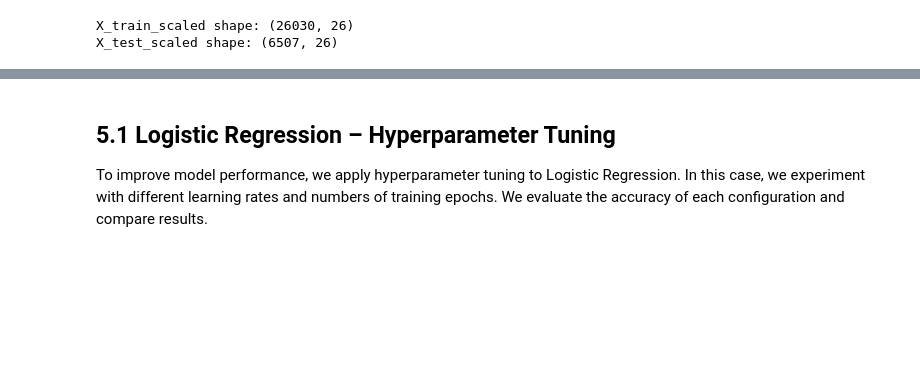
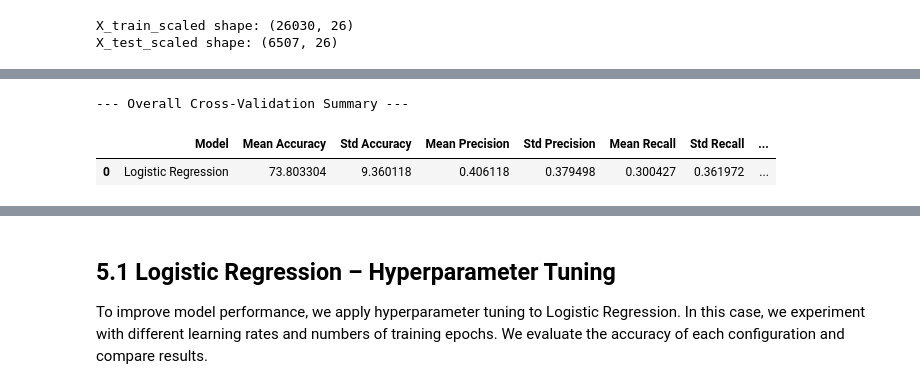
Before and after one commit to jnn-mllr/AML---final-project, a Jupyter notebook: notebooks/main.ipynb, the cells around one changed output, grey strips where cells are left out. Saved outputs shown, nothing was run; the diff lists cells and outputs as text; code cells hidden in the pictures; blank space fills up the shorter version.

```diff
--- a/notebooks/main.ipynb
+++ b/notebooks/main.ipynb
@@ -775,0 +722,8 @@ plt.show()
+# %%
+# train the models via 5-fold cv now
+all_cv_results = []
+for model_to_train in models_to_train:
+    # k-fold cross-validation for current model
+    cv_result = model_to_train.cross_validate(X_train_scaled, y_train, k_folds=5)
+    all_cv_results.append(cv_result)
+    print("="*60)
@@ -775,0 +738,9 @@ plt.show()
+# %%
+# final summary of the cv
+cv_results_df = pd.DataFrame(all_cv_results)
+print("\n--- Overall Cross-Validation Summary ---")
+display(cv_results_df)
+# %% [output]
+--- Overall Cross-Validation Summary ---
+|  | Model | Mean Accuracy | Std Accuracy | Mean Precision | Std Precision | Mean Recall | Std Recall | ... |
+| 0 | Logistic Regression | 73.803304 | 9.360118 | 0.406118 | 0.379498 | 0.300427 | 0.361972 | ... |
```
Also changed, not shown: parts of 25 cells of this notebook, 2 other files.
